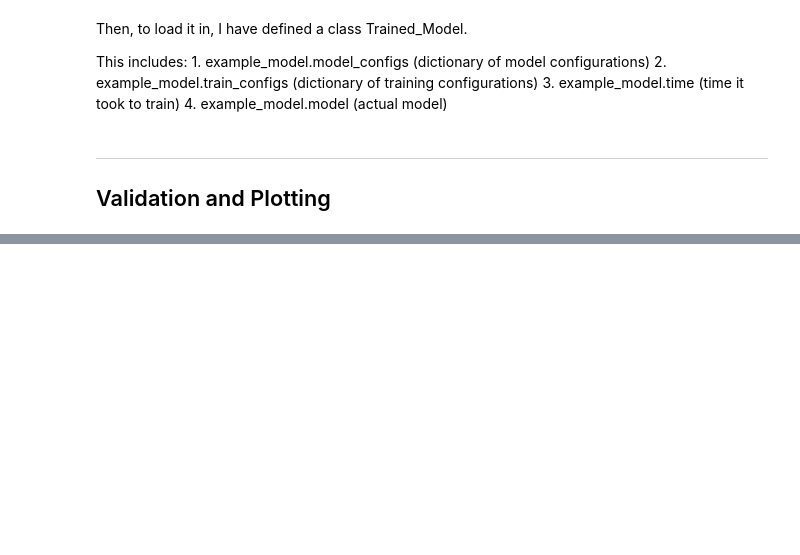
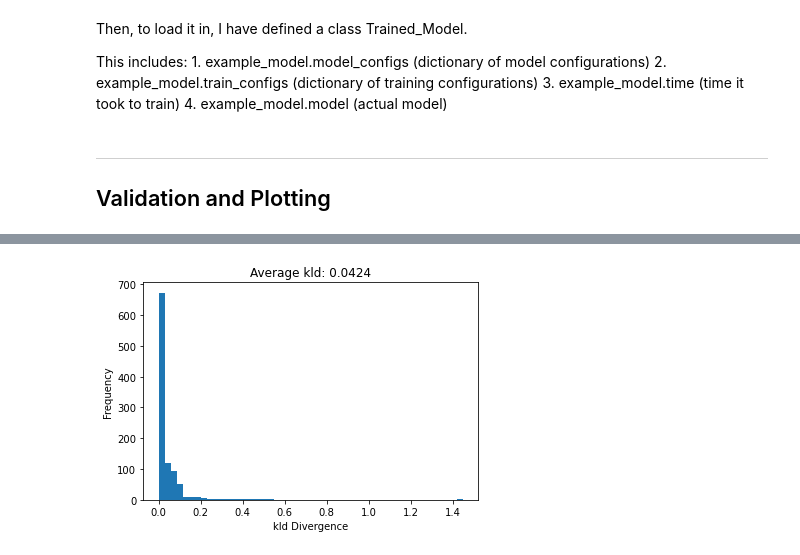
Before and after one commit to mtcarilli/CME_approximations, a Jupyter notebook: Conditional/Train_Conditional.ipynb, the cells around one changed output, grey strips where cells are left out. Saved outputs shown, nothing was run; the diff lists cells and outputs as text; code cells hidden in the pictures; blank space fills up the shorter version.

```diff
--- a/Conditional/Train_Conditional.ipynb
+++ b/Conditional/Train_Conditional.ipynb
@@ -229,5 +224,5 @@ ttc.plot_training(e,t,metric='kld')
 # %%
-metrics,metric_mean = trc.calculate_test_metrics(train_list[:500],model,get_ypred_at_RT,metric='kld')
+metrics,metric_mean = trc.calculate_test_metrics(test_list[1000:2000],model,get_ypred_at_RT,metric='kld')
 # %%
 ttc.plot_CDF(metrics)
 # %% [output]
@@ -235,2 +230,6 @@ ttc.plot_CDF(metrics)
+# %%
+ttc.plot_histogram(metrics,bins=50,metric='kld')
+# %% [output]
+[figure, added]
 # %%
 p_list,y_list = trc.unpack_data(train_list)
```
Also changed, not shown: parts of 27 cells of this notebook, 2 other files.
